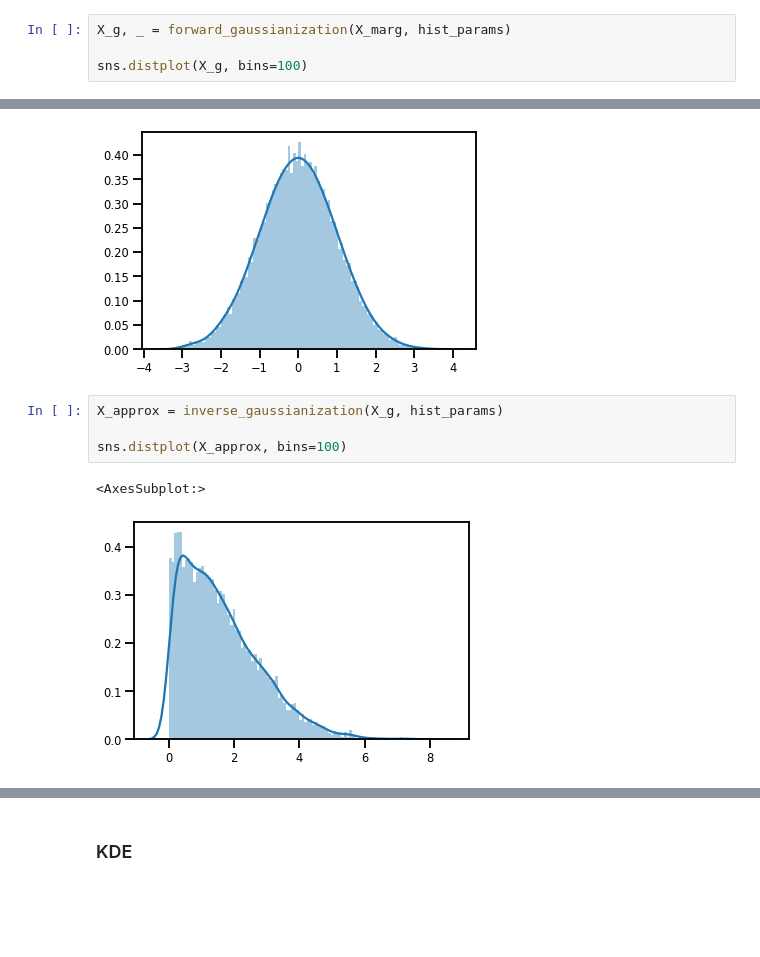
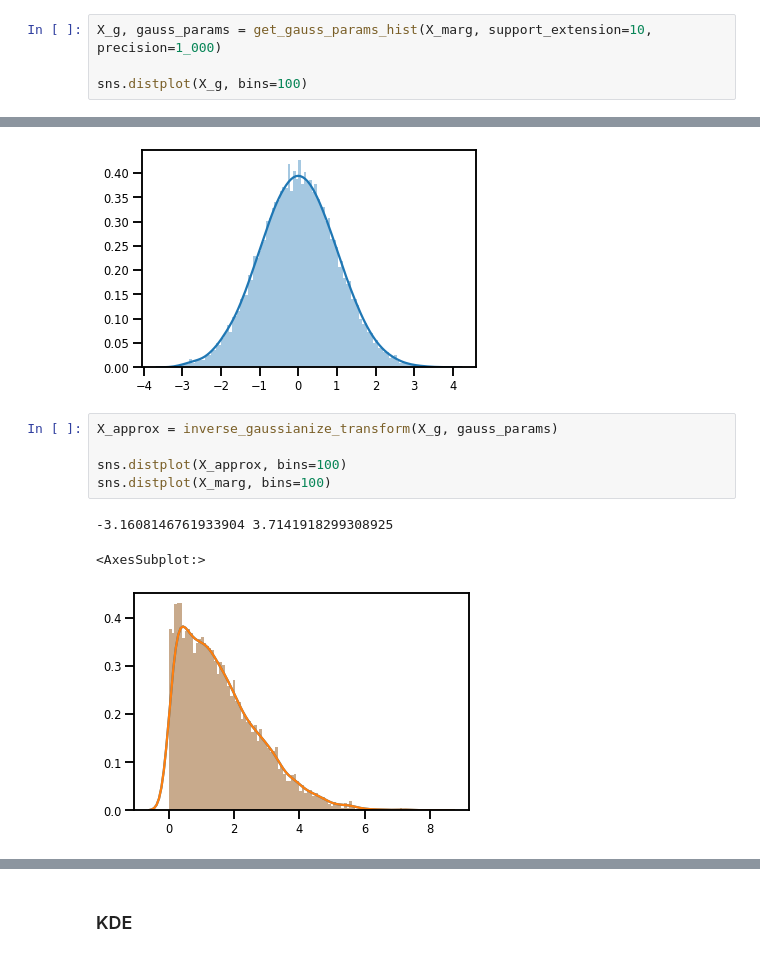
Before and after one commit to IPL-UV/rbig_jax, a Jupyter notebook: notebooks/rbig_algorithm_scratch.ipynb, the cells around one changed output, grey strips where cells are left out. Drawn from its saved outputs; the diff is of its cells as text; blank space fills up the shorter version.

```diff
--- a/notebooks/rbig_algorithm_scratch.ipynb
+++ b/notebooks/rbig_algorithm_scratch.ipynb
@@ -191,14 +198,16 @@ from rbig_jax.transforms.marginal import forward_gaussianization, inverse_gaussi
 # %%
-X_g, _ = forward_gaussianization(X_marg, hist_params)
+X_g, gauss_params = get_gauss_params_hist(X_marg, support_extension=10, precision=1_000)
 
 sns.distplot(X_g, bins=100)
 # %% [output]
 <AxesSubplot:>
 [figure]
 # %%
-X_approx = inverse_gaussianization(X_g, hist_params)
+X_approx = inverse_gaussianize_transform(X_g, gauss_params)
 
 sns.distplot(X_approx, bins=100)
+sns.distplot(X_marg, bins=100)
 # %% [output]
-<AxesSubplot:>
+-3.1608146761933904 3.7141918299308925
+<AxesSubplot:>
-[figure, old version]
+[figure, new version]
```
Also changed, not shown: parts of 111 cells of this notebook, 22 other files.
